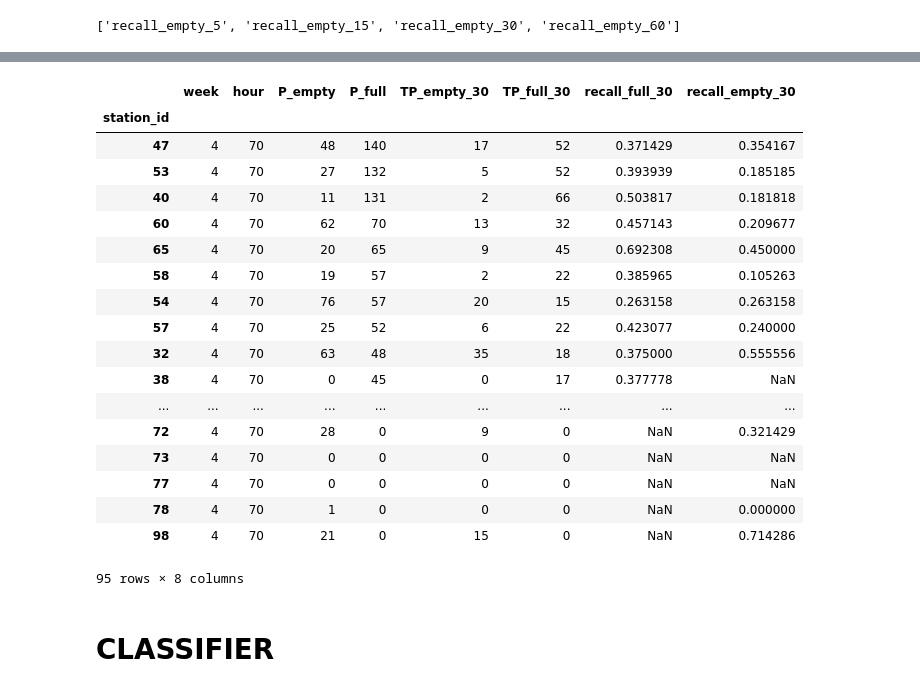
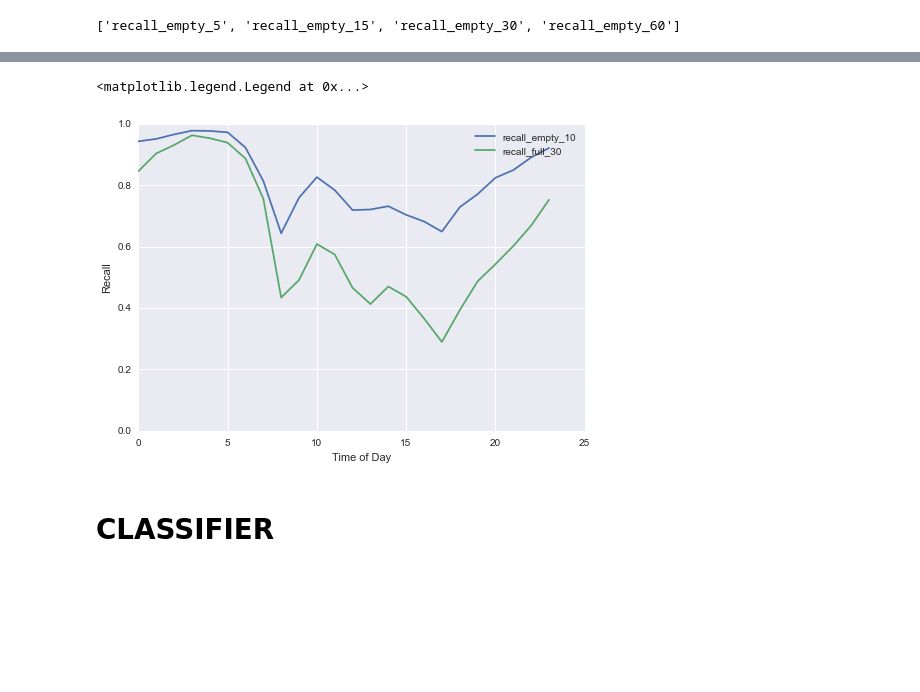
Before and after one commit to CS109Hubway/classp, a Jupyter notebook: Test_Hubway.ipynb, the cells around one changed output, grey strips where cells are left out. Cells and saved outputs as stored; diff of their text form; code cells hidden in the pictures; blank space fills up the shorter version.

Commit message:
Added maps and graphs identifying stations most likely to be empty or full during peak commute times. Added Bayesian analysis code back into program.

```diff
--- a/Test_Hubway.ipynb
+++ b/Test_Hubway.ipynb
@@ -606,4 +605,4 @@ def baseline(intervaldf,wind):
 
     return recall
 
-res = baseline(reg_df_train[['index','station_id','hour','minute','weekday','latest_capacity','latest_num_bikes']],[30])
+res = baseline(reg_df_train[['index','station_id','hour','minute','weekday','latest_capacity','latest_num_bikes']],[10,30])
@@ -636,26 +609,18 @@ recall_AMpeak.sort('P_full', ascending=0)
-# %%
-recall_PMpeak = res.loc[(res.week==1) & (res.hour.between(16, 19))].groupby(['station_id']).sum()
-
-recall_PMpeak['recall_full_30']=recall_PMpeak.TP_full_30/recall_PMpeak.P_full
-recall_PMpeak['recall_empty_30']=recall_PMpeak.TP_empty_30/recall_PMpeak.P_empty
-recall_PMpeak.sort('P_full', ascending=False)
-# %% [output]
-|  | week | hour | P_empty | P_full | TP_empty_30 | TP_full_30 | recall_full_30 | recall_empty_30 |
-| station_id |  |  |  |  |  |  |  |  |
-| 47 | 4 | 70 | 48 | 140 | 17 | 52 | 0.371429 | 0.354167 |
-| 53 | 4 | 70 | 27 | 132 | 5 | 52 | 0.393939 | 0.185185 |
-| 40 | 4 | 70 | 11 | 131 | 2 | 66 | 0.503817 | 0.181818 |
-| 60 | 4 | 70 | 62 | 70 | 13 | 32 | 0.457143 | 0.209677 |
-| 65 | 4 | 70 | 20 | 65 | 9 | 45 | 0.692308 | 0.450000 |
-| 58 | 4 | 70 | 19 | 57 | 2 | 22 | 0.385965 | 0.105263 |
-| 54 | 4 | 70 | 76 | 57 | 20 | 15 | 0.263158 | 0.263158 |
-| 57 | 4 | 70 | 25 | 52 | 6 | 22 | 0.423077 | 0.240000 |
-| 32 | 4 | 70 | 63 | 48 | 35 | 18 | 0.375000 | 0.555556 |
-| 38 | 4 | 70 | 0 | 45 | 0 | 17 | 0.377778 | NaN |
-| ... | ... | ... | ... | ... | ... | ... | ... | ... |
-| 72 | 4 | 70 | 28 | 0 | 9 | 0 | NaN | 0.321429 |
-| 73 | 4 | 70 | 0 | 0 | 0 | 0 | NaN | NaN |
-| 77 | 4 | 70 | 0 | 0 | 0 | 0 | NaN | NaN |
-| 78 | 4 | 70 | 1 | 0 | 0 | 0 | NaN | 0.000000 |
-| 98 | 4 | 70 | 21 | 0 | 15 | 0 | NaN | 0.714286 |
-95 rows × 8 columns
+# %%
+recall = res.groupby(['week','hour'])['P_empty','P_full','TP_empty_10','TP_full_30'].sum()
+recall['recall_empty_10']=recall.TP_empty_10/recall.P_empty
+recall['recall_full_30']=recall.TP_full_30/recall.P_full
+
+recall_worst = res.loc[res.station_id.isin([47,53,40,60,65,58,54,57,32])].groupby(['week','hour'])['P_empty','P_full','TP_empty_10','TP_full_30'].sum()
+recall_worst['recall_empty_10']=recall_worst.TP_empty_10/recall_worst.P_empty
+recall_worst['recall_full_30']=recall_worst.TP_full_30/recall_worst.P_full
+
+recall.loc[0, 'recall_empty_10'].plot()
+plt.ylim(0,1)
+recall.loc[0, 'recall_full_30'].plot()
+plt.xlabel('Time of Day')
+plt.ylabel('Recall')
+plt.legend()
+# %% [output]
+<matplotlib.legend.Legend at 0x...>
+[figure, added]
```
Also changed, not shown: parts of 3 cells of this notebook.
